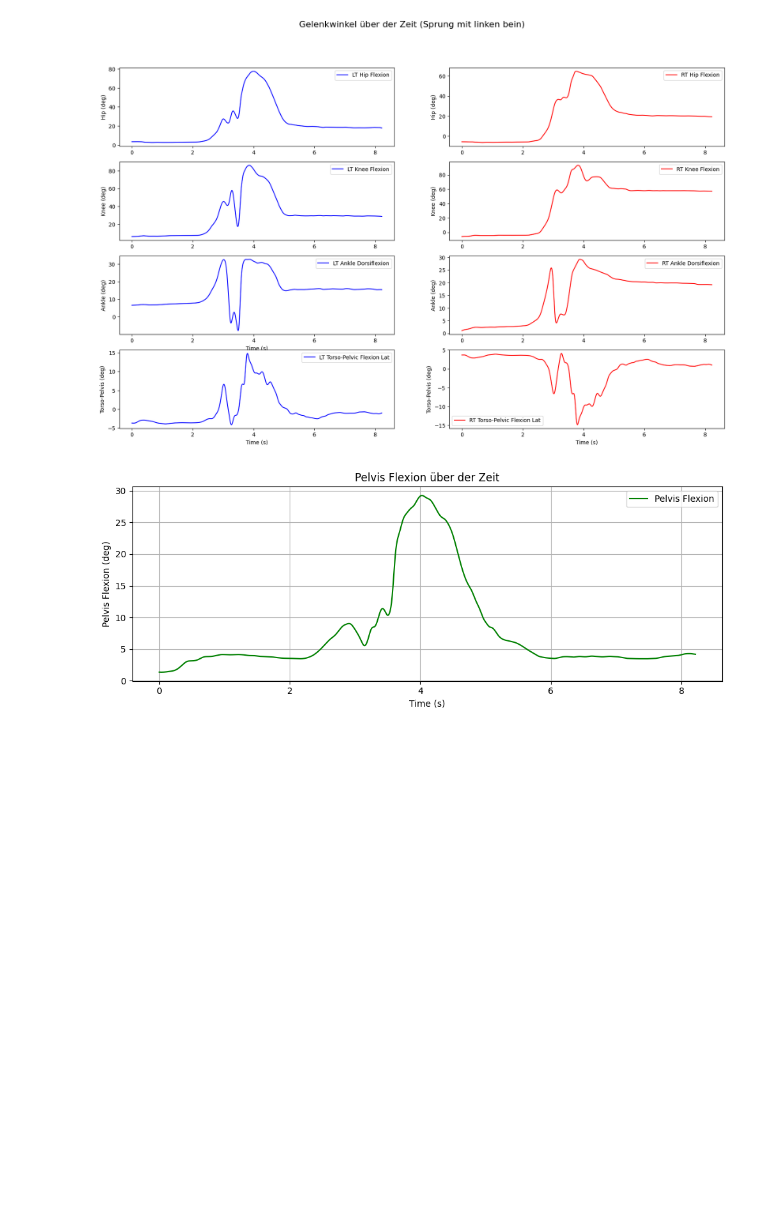
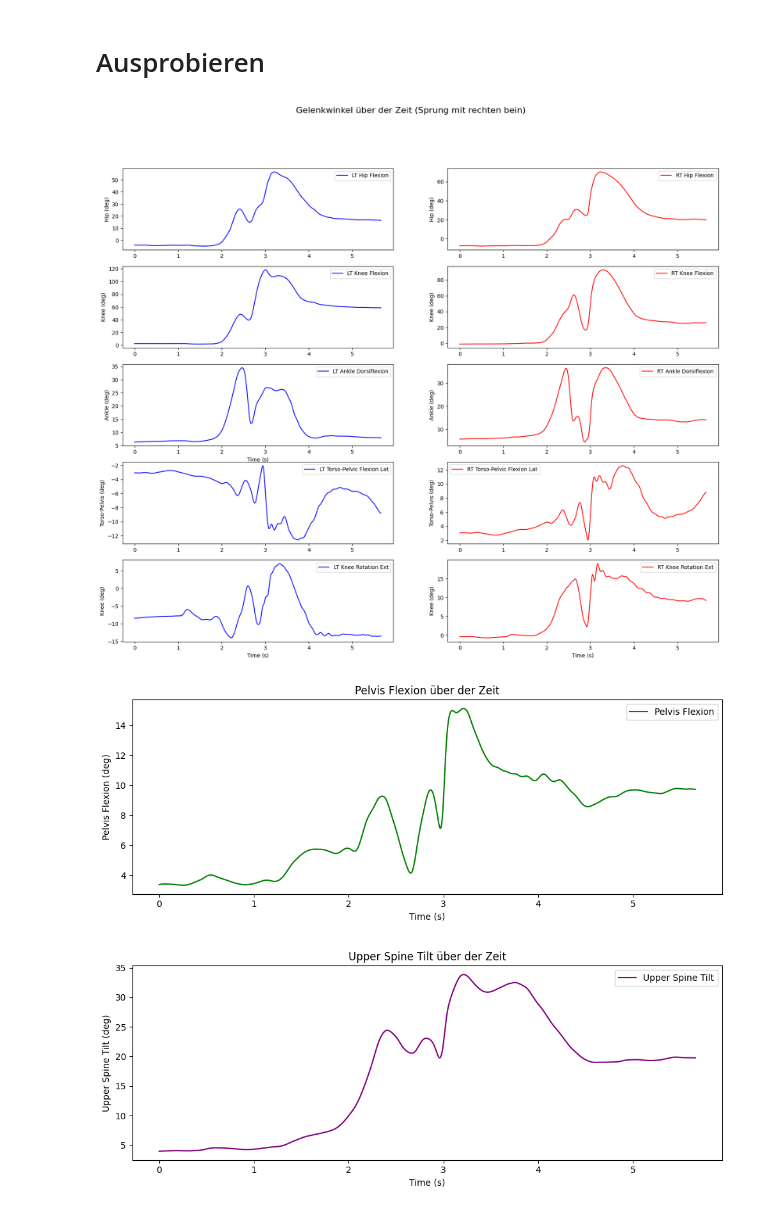
Before and after one commit to TillSchroeter/BewA_Stability, a Jupyter notebook: IMU_Auswertung.ipynb, the cells around one changed output. Drawn from its saved outputs; the diff is of its cells as text; code cells hidden in the pictures; blank space fills up the shorter version.

Commit message:
viele plots und stable time

```diff
--- a/IMU_Auswertung.ipynb
+++ b/IMU_Auswertung.ipynb
@@ -68,8 +56,10 @@ Name: time, Length: 8216, dtype: float64
+# %% [markdown]
+# Ausprobieren
 # %%
 ### Plottten
 # Subplots: 3 Zeilen (Hip, Knee, Ankle), 2 Spalten (LT, RT)
-fig, axes = plt.subplots(4, 2, figsize=(20, 12))
-fig.suptitle("Gelenkwinkel über der Zeit (Sprung mit linken bein)", fontsize=16)
+fig, axes = plt.subplots(5, 2, figsize=(20, 16))
+fig.suptitle("Gelenkwinkel über der Zeit (Sprung mit rechten bein)", fontsize=16)
 
 # Hip Flexion
 axes[0, 0].plot(time, lt_hip_flexion, label="LT Hip Flexion", color="blue")
@@ -93,35 +83,98 @@ axes[2, 0].plot(time, lt_ankle_dorsiflexion, label="LT Ankle Dorsiflexion", colo
 axes[2, 0].set_ylabel("Ankle (deg)")
 axes[2, 0].set_xlabel("Time (s)")
 axes[2, 0].legend()
 
 axes[2, 1].plot(time, rt_ankle_dorsiflexion, label="RT Ankle Dorsiflexion", color="red")
 axes[2, 1].set_ylabel("Ankle (deg)")
 axes[2, 1].legend()
 
 # lt_torso_pelvic_flexion_lat
 axes[3, 0].plot(time, lt_torso_pelvic_flexion_lat, label="LT Torso-Pelvic Flexion Lat", color="blue")
 axes[3, 0].set_ylabel("Torso-Pelvis (deg)")
-axes[3, 0].set_xlabel("Time (s)")
 axes[3, 0].legend()
 
 axes[3, 1].plot(time, rt_torso_pelvic_flexion_lat, label="RT Torso-Pelvic Flexion Lat", color="red")
 axes[3, 1].set_ylabel("Torso-Pelvis (deg)")
-axes[3, 1].set_xlabel("Time (s)")
 axes[3, 1].legend()
+
+# lt_knee_rotation_ext
+axes[4, 0].plot(time, rt_knee_rotation_ext, label="LT Knee Rotation Ext", color="blue")
+axes[4, 0].set_ylabel("Knee (deg)")
+axes[4, 0].set_xlabel("Time (s)")
+axes[4, 0].legend()
+
+axes[4, 1].plot(time, rt_knee_abduction, label="RT Knee Rotation Ext", color="red")
+axes[4, 1].set_ylabel("Knee (deg)")
+axes[4, 1].set_xlabel("Time (s)")
+axes[4, 1].legend()
+
+
 
 # plt.tight_layout(rect=[0, 0.03, 1, 0.95])  # Platz für den Titel lassen
 plt.show()
 
 # Pelvis Flexion
 plt.figure(figsize=(10, 4))
 plt.plot(time, torso_pelvic_flexion_fwd, label="Pelvis Flexion", color="green")
 plt.title("Pelvis Flexion über der Zeit")
 plt.xlabel("Time (s)")
 plt.ylabel("Pelvis Flexion (deg)")
 plt.legend()
-plt.grid(True)
 plt.tight_layout()
 plt.show()
+
+# Upper_Spine_Tilt
+plt.figure(figsize=(10, 4))
+plt.plot(time, upper_spine_tilt_fwd, label="Upper Spine Tilt", color="purple")
+plt.title("Upper Spine Tilt über der Zeit")
+plt.xlabel("Time (s)")
+plt.ylabel("Upper Spine Tilt (deg)")
+plt.legend()
+plt.tight_layout()
+plt.show()
+
+
+#Upper_Spine_Roll
+plt.figure(figsize=(10, 4))
+plt.plot(time, upper_spine_roll, label="Upper Spine Roll", color="orange")
+plt.title("Upper Spine Roll über der Zeit")
+plt.xlabel("Time (s)")
+plt.ylabel("Upper Spine Roll (deg)")
+plt.legend()
+plt.tight_layout()
+plt.show()
+
+#lt_Upper_Spine_Tilt
+plt.figure(figsize=(10, 4))
+plt.plot(time, lt_upper_spine_tilt_lat, label="LT Upper Spine Tilt", color="blue")
+plt.title("LT Upper Spine Tilt über der Zeit")
+plt.xlabel("Time (s)")
+plt.ylabel("LT Upper Spine Tilt (deg)")
+plt.legend()
+plt.tight_layout()
+plt.show()
+
+#rt_upper_spine_tilt_lat
+plt.figure(figsize=(10, 4))
+plt.plot(time, rt_upper_spine_tilt_lat, label="RT Upper Spine Tilt", color="green")
+plt.title("RT Upper Spine Tilt über der Zeit")
+plt.xlabel("Time (s)")
+plt.ylabel("RT Upper Spine Tilt (deg)")
+plt.legend()
+plt.tight_layout()
+plt.show()
+
+
+#lt_Upper_Spine_Rotation
+plt.figure(figsize=(10, 4))
+plt.plot(time, lt_upper_spine_rotation, label="LT Upper Spine Rotation", color="red")
+plt.title("LT Upper Spine Rotation über der Zeit")
+plt.xlabel("Time (s)")
+plt.ylabel("LT Upper Spine Rotation (deg)")
+plt.legend()
+plt.tight_layout()
+plt.show()
 # %% [output]
-[figure, old version]
+[figure, new version]
-[figure, old version]
+[figure, new version]
+[figure, added]
```
Also changed, not shown: parts of 12 cells of this notebook, 1 other file.
